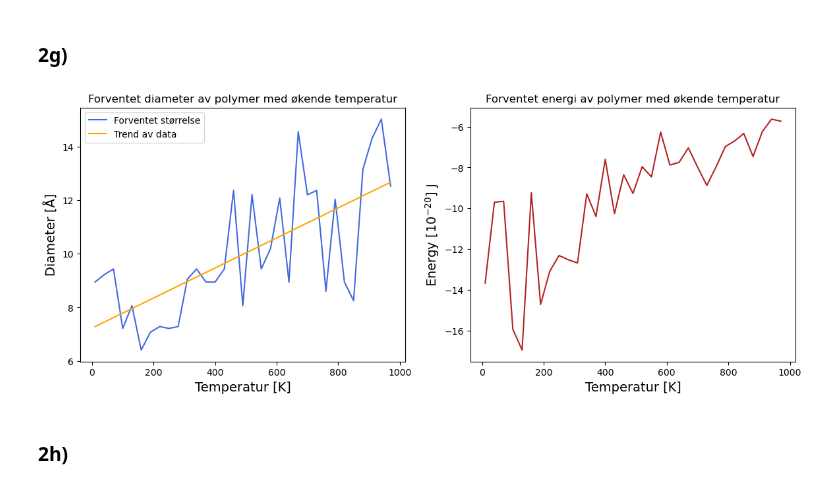
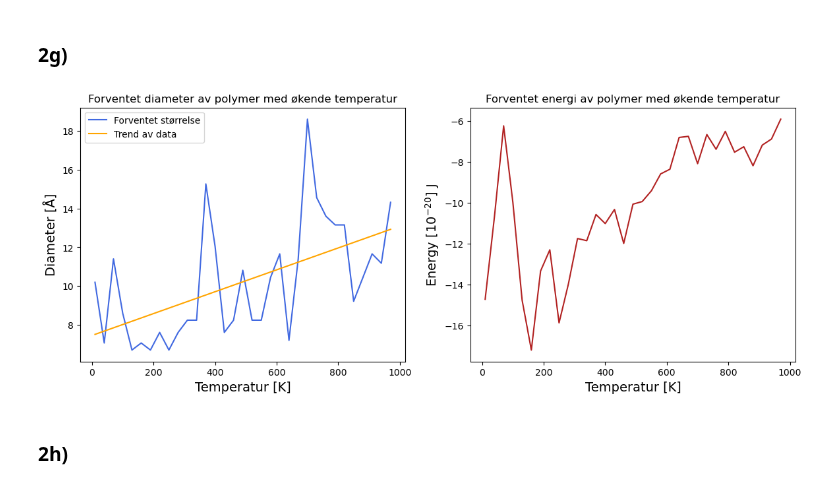
Before and after one commit to villi02/TMA4320-Introduksjon-til-vitenskapelige-beregninger-prosjekter, a Jupyter notebook: oppgave.ipynb, the cells around one changed output. Cells and saved outputs as stored; diff of their text form; code cells hidden in the pictures.

Commit message:
changed matrix taken in 2g and 2h from matrix x to random_matrix, defined by create_random matrix

```diff
--- a/oppgave.ipynb
+++ b/oppgave.ipynb
@@ -681,32 +679,35 @@ def excpected_energy_and_size(N: int, N_s: int, V_matrix: list[int]) -> (list[fl
         excpected_size.append(max_distance(polymer_array))
 
     return excpected_energy, deviation, temprature, excpected_size
+# %%
+#create matrix with values -6.0e-21 to -4.0e-21 at random
+random_matrix = create_random_v_matrix(N,1.5,0.5)
 # %%
 N = 30
 N_s = 5000
-expected, deviation, temprature, size = excpected_energy_and_size(N, N_s, create_X_matrix(N,1))
+expected, deviation, temprature, size = excpected_energy_and_size(N, N_s, random_matrix)
 
 x = temprature
 y = size
 coefficients = np.polyfit(x, y, deg=1)
 slope, intercept = coefficients
 y_pred = np.polyval(coefficients, x)
 fig, axs = plt.subplots(1,2, figsize = (14,5))
 axs[0].plot(temprature, size, label= "Forventet størrelse", color = "royalblue")
 axs[0].set_title("Forventet diameter av polymer med økende temperatur")
 axs[0].set_xlabel("Temperatur [K]", fontsize = 14)
 axs[0].set_ylabel("Diameter [Å]", fontsize = 14)
 axs[0].plot(temprature, y_pred, label= "Trend av data", color = "orange")
 axs[0].legend()
 
 axs[1].plot(temprature, expected, color = "firebrick")
 axs[1].set_title("Forventet energi av polymer med økende temperatur")
 axs[1].set_xlabel("Temperatur [K]", fontsize = 14)
 axs[1].set_ylabel(r'Energy [$10^{-20}$] J', fontsize = 14)
 
 plt.show()
 # %% [output]
-[figure, old version]
+[figure, new version]
 # %% [markdown]
 ### 2h)
 # %%
```
Also changed, not shown: parts of 3 cells of this notebook.
